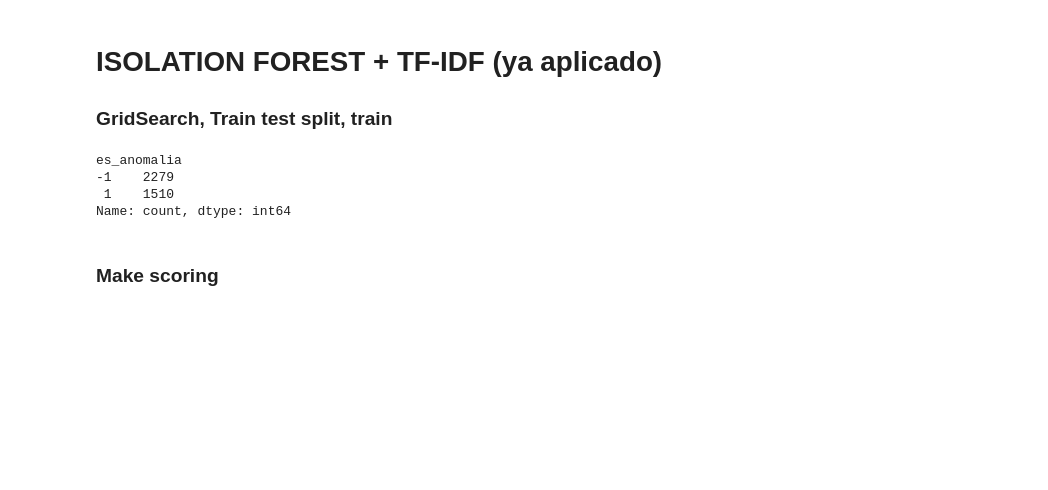
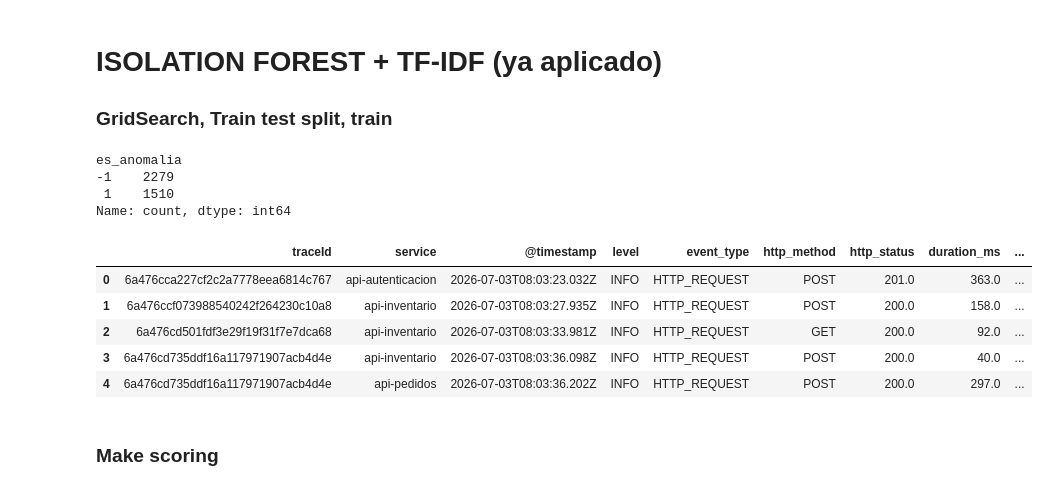
Before and after one commit to Faprin/Analizador-de-Causa-Ra-z-RCA-para-Sistemas-Distribuidos, a Jupyter notebook: ml-predictions/notebooks/01_Isolation_TF-IDF.ipynb, the cells around one changed output. Cells and saved outputs as stored; diff of their text form; code cells hidden in the pictures; blank space fills up the shorter version.

```diff
--- a/ml-predictions/notebooks/01_Isolation_TF-IDF.ipynb
+++ b/ml-predictions/notebooks/01_Isolation_TF-IDF.ipynb
@@ -265,6 +281,15 @@ es_anomalia
 -1    2279
  1    1510
 Name: count, dtype: int64
+# %%
+df_clear.head()
+# %% [output]
+|  | traceId | service | @timestamp | level | event_type | http_method | http_status | duration_ms | ... |
+| 0 | 6a476cca227cf2c2a7778eea6814c767 | api-autenticacion | 2026-07-03T08:03:23.032Z | INFO | HTTP_REQUEST | POST | 201.0 | 363.0 | ... |
+| 1 | 6a476ccf073988540242f264230c10a8 | api-inventario | 2026-07-03T08:03:27.935Z | INFO | HTTP_REQUEST | POST | 200.0 | 158.0 | ... |
+| 2 | 6a476cd501fdf3e29f19f31f7e7dca68 | api-inventario | 2026-07-03T08:03:33.981Z | INFO | HTTP_REQUEST | GET | 200.0 | 92.0 | ... |
+| 3 | 6a476cd735ddf16a117971907acb4d4e | api-inventario | 2026-07-03T08:03:36.098Z | INFO | HTTP_REQUEST | POST | 200.0 | 40.0 | ... |
+| 4 | 6a476cd735ddf16a117971907acb4d4e | api-pedidos | 2026-07-03T08:03:36.202Z | INFO | HTTP_REQUEST | POST | 200.0 | 297.0 | ... |
 # %%
 X = df_clear.drop(columns=['es_anomalia'])
 y = df_clear['es_anomalia']
```
Also changed, not shown: parts of 18 cells of this notebook.
